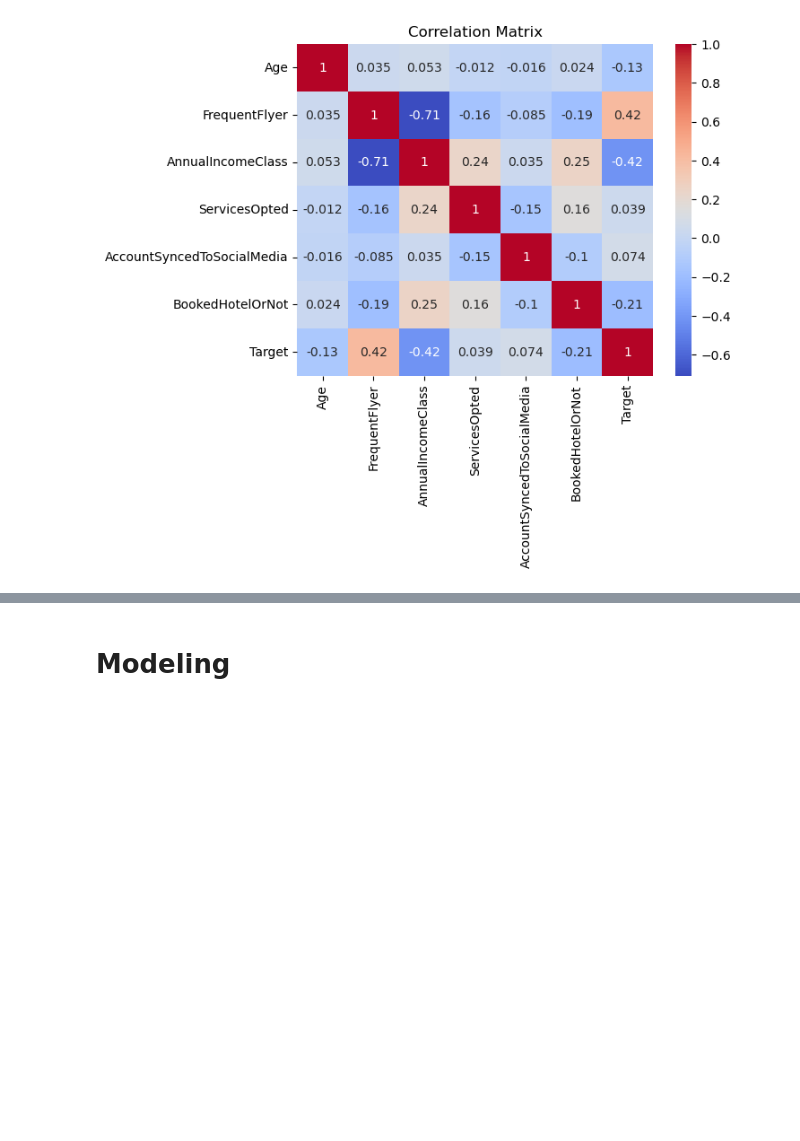
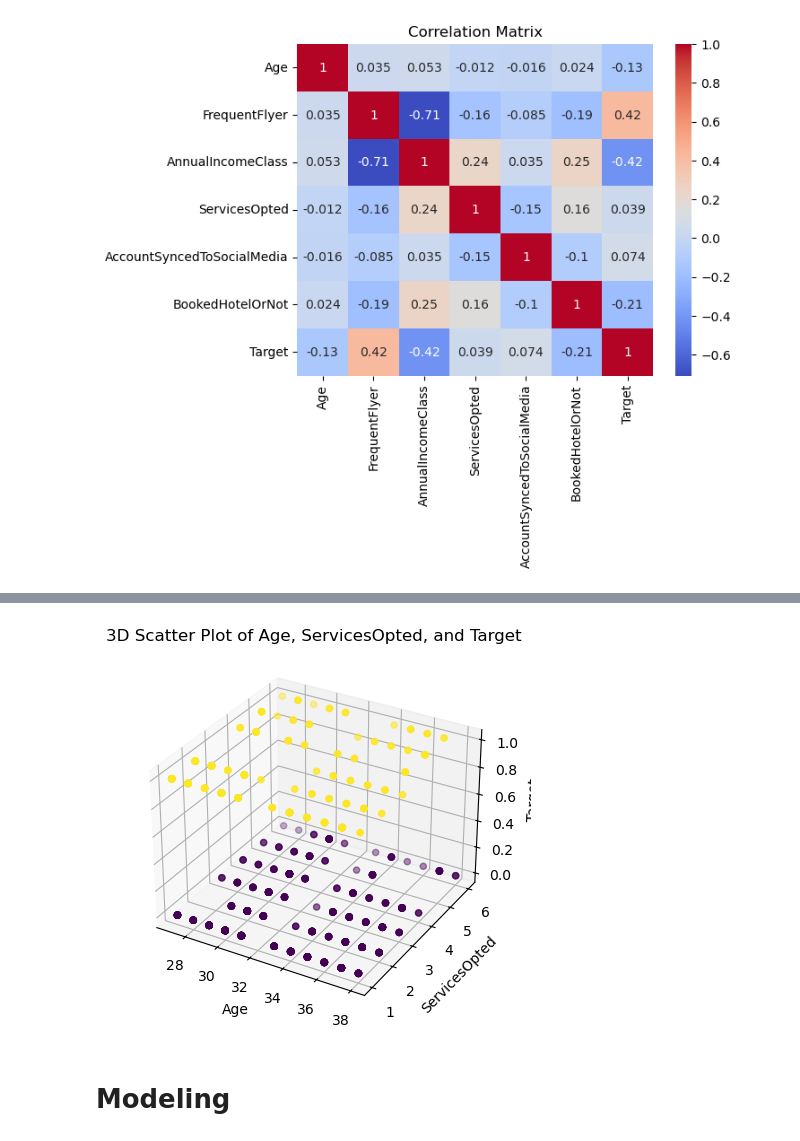
Before and after one commit to idatonui/Customers-Travel, a Jupyter notebook: notebook.ipynb, the cells around one changed output, grey strips where cells are left out. Saved outputs shown, nothing was run; the diff lists cells and outputs as text; code cells hidden in the pictures; blank space fills up the shorter version.

```diff
--- a/notebook.ipynb
+++ b/notebook.ipynb
@@ -248,3 +255,19 @@ plt.show()
+# %%
+import matplotlib.pyplot as plt
+from mpl_toolkits.mplot3d import Axes3D
+
+fig = plt.figure()
+ax = fig.add_subplot(111, projection='3d')
+
+# 3D Scatter plot
+ax.scatter(data['Age'], data['ServicesOpted'], data['Target'], c=data['Target'], cmap='viridis')
+ax.set_xlabel('Age')
+ax.set_ylabel('ServicesOpted')
+ax.set_zlabel('Target')
+plt.title('3D Scatter Plot of Age, ServicesOpted, and Target')
+plt.show()
+# %% [output]
+[figure, added]
 # %% [markdown]
 # **Modeling**
 # %% [markdown]
```
Also changed, not shown: parts of 22 cells of this notebook.
